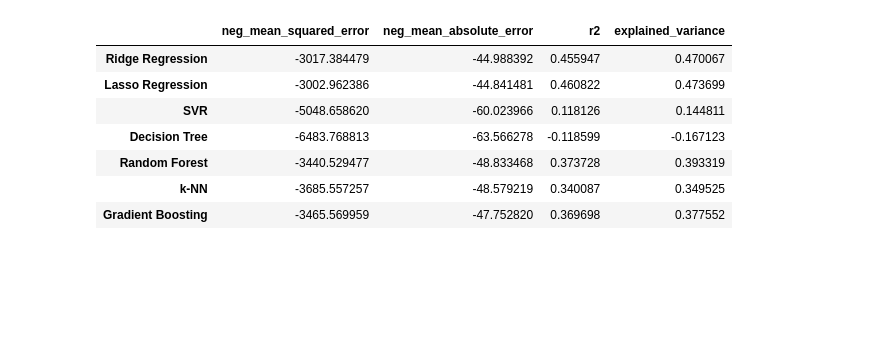
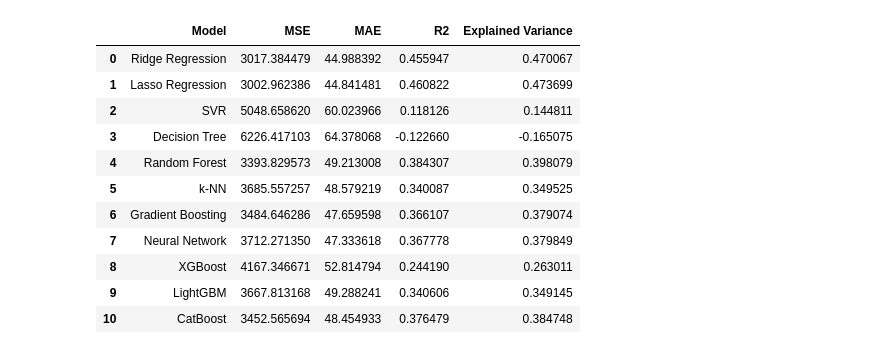
Before and after one commit to cezarylap/Algorythm-selection-and-Hyperparameter-tuning, a Jupyter notebook: Regression_CPU.ipynb, the cells around one changed output. Drawn from its saved outputs; the diff is of its cells as text; code cells hidden in the pictures; blank space fills up the shorter version.

Commit message:
Completed Regression_CPU

```diff
--- a/Regression_CPU.ipynb
+++ b/Regression_CPU.ipynb
@@ -40,6 +41,7 @@ models = [
     ('Random Forest', RandomForestRegressor()),
     ('k-NN', KNeighborsRegressor()),
     ('Gradient Boosting', GradientBoostingRegressor()),
+    ('Neural Network', MLPRegressor(max_iter=10000)),
     ('XGBoost', XGBRegressor(objective='reg:squarederror')),
     ('LightGBM', LGBMRegressor()),
     ('CatBoost', CatBoostRegressor(verbose=0))
@@ -51,17 +53,15 @@ cv = KFold(n_splits=5, shuffle=True, random_state=345)
 #Default hyperparameters
 default_results = []
 for name, model in models:
-    mse_scores = cross_val_score(model, X_train, y_train, cv=cv, scoring='neg_mean_squared_error')
-    mae_scores = cross_val_score(model, X_train, y_train, cv=cv, scoring='neg_mean_absolute_error')
+    nmse_scores = cross_val_score(model, X_train, y_train, cv=cv, scoring='neg_mean_squared_error') #negative becouse cross_val_score is maximalizing
+    nmae_scores = cross_val_score(model, X_train, y_train, cv=cv, scoring='neg_mean_absolute_error') #negative becouse cross_val_score is maximalizing
     r2_scores = cross_val_score(model, X_train, y_train, cv=cv, scoring='r2')
     ev_scores = cross_val_score(model, X_train, y_train, cv=cv, scoring='explained_variance')
 
     default_results.append({
         'Model': name,
-        'MSE': -mse_scores.mean(),  # neg_mean_squared_error zwraca wartości ujemne
-        'MAE': -mae_scores.mean(),  # neg_mean_absolute_error zwraca wartości ujemne
+        'MSE': -nmse_scores.mean(),  # conversion NMSE to MSE
+        'MAE': -nmae_scores.mean(),  # conversion NMAE to MAE
         'R2': r2_scores.mean(),
         'Explained Variance': ev_scores.mean()
     })
-
-default_results_df = pd.DataFrame(default_results)
@@ -68,14 +86,24 @@ default_results_df = pd.DataFrame(default_results)
-# %%
-default_results_df.style.background_gradient(cmap="RdYlGn")
-# %% [output]
-|  | neg_mean_squared_error | neg_mean_absolute_error | r2 | explained_variance |
-| Ridge Regression | -3017.384479 | -44.988392 | 0.455947 | 0.470067 |
-| Lasso Regression | -3002.962386 | -44.841481 | 0.460822 | 0.473699 |
-| SVR | -5048.658620 | -60.023966 | 0.118126 | 0.144811 |
-| Decision Tree | -6483.768813 | -63.566278 | -0.118599 | -0.167123 |
-| Random Forest | -3440.529477 | -48.833468 | 0.373728 | 0.393319 |
-| k-NN | -3685.557257 | -48.579219 | 0.340087 | 0.349525 |
-| Gradient Boosting | -3465.569959 | -47.752820 | 0.369698 | 0.377552 |
+# %%
+def styled_df(df):
+    styled_df = df.style.background_gradient(subset=['R2', 'Explained Variance'], cmap='RdYlGn')
+    styled_df = styled_df.background_gradient(subset=['MSE', 'MAE'], cmap='RdYlGn_r') #reverse color map for minimized metrics
+    return styled_df
+# %%
+default_results_df = pd.DataFrame(default_results)
+styled_df(default_results_df)
+# %% [output]
+|  | Model | MSE | MAE | R2 | Explained Variance |
+| 0 | Ridge Regression | 3017.384479 | 44.988392 | 0.455947 | 0.470067 |
+| 1 | Lasso Regression | 3002.962386 | 44.841481 | 0.460822 | 0.473699 |
+| 2 | SVR | 5048.658620 | 60.023966 | 0.118126 | 0.144811 |
+| 3 | Decision Tree | 6226.417103 | 64.378068 | -0.122660 | -0.165075 |
+| 4 | Random Forest | 3393.829573 | 49.213008 | 0.384307 | 0.398079 |
+| 5 | k-NN | 3685.557257 | 48.579219 | 0.340087 | 0.349525 |
+| 6 | Gradient Boosting | 3484.646286 | 47.659598 | 0.366107 | 0.379074 |
+| 7 | Neural Network | 3712.271350 | 47.333618 | 0.367778 | 0.379849 |
+| 8 | XGBoost | 4167.346671 | 52.814794 | 0.244190 | 0.263011 |
+| 9 | LightGBM | 3667.813168 | 49.288241 | 0.340606 | 0.349145 |
+| 10 | CatBoost | 3452.565694 | 48.454933 | 0.376479 | 0.384748 |
 # %%
 #Defining hyperparameter grids for individual models
 
```
Also changed, not shown: parts of 11 cells of this notebook.
